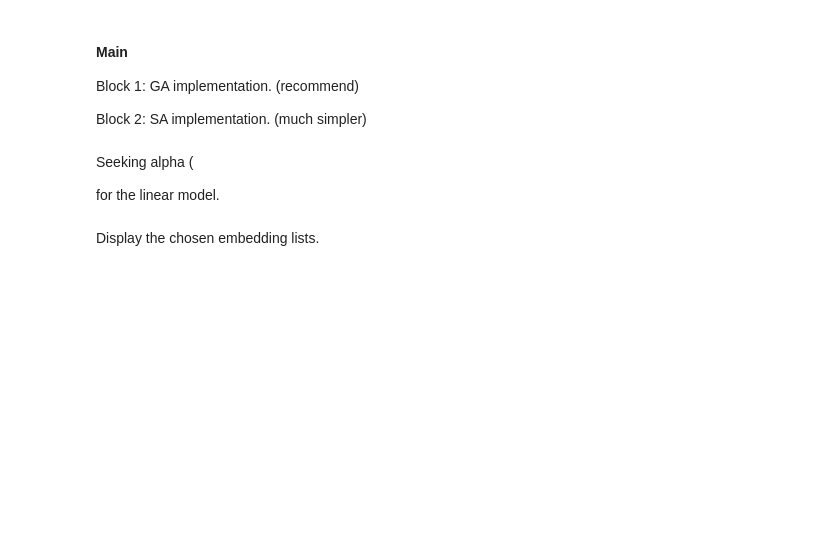
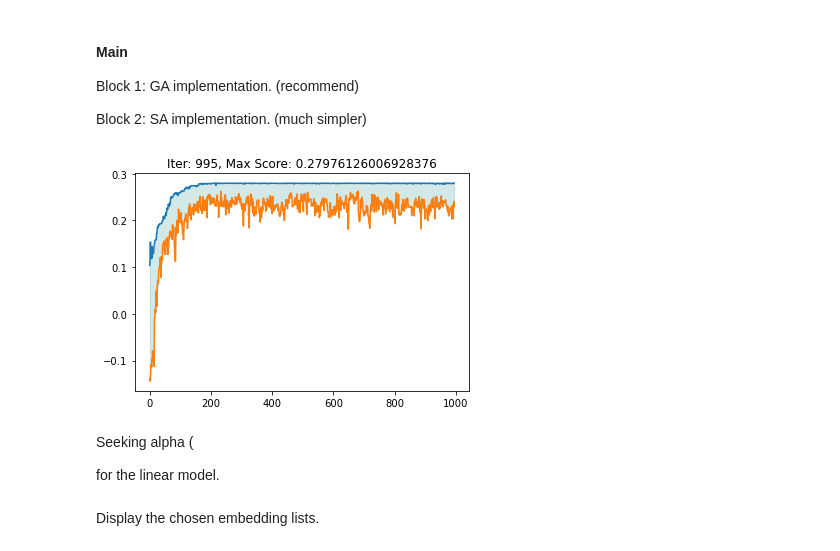
Before and after one commit to wzetto/MATools, a Jupyter notebook: CE_MC/cluster_ce_msad.ipynb, the cells around one changed output. Saved outputs shown, nothing was run; the diff lists cells and outputs as text; code cells hidden in the pictures; blank space fills up the shorter version.

```diff
--- a/CE_MC/cluster_ce_msad.ipynb
+++ b/CE_MC/cluster_ce_msad.ipynb
@@ -1479,7 +1603,7 @@ class genetic:
             #* Extract the weight
             false_ind = np.where(embed_list[i]==0)[0]
             if len(false_ind) >= 1:
-                delete_ind = np.concatenate(self.embed_book[false_ind], axis=0)
+                delete_ind = np.concatenate(self.embed_book[false_ind])
                 weight_n = np.delete(self.weight, delete_ind, axis=1)
                 weight_n_ab = np.delete(self.weight_ab, delete_ind, axis=1)
             else:
@@ -1603,21 +1727,22 @@ class genetic:
         return np.unique(np.array(embed_list), axis=0)
 
 #* Load correlation functions
-weight_pth = './runs/demo/20221216_msadGA/weight_49_raw.npy'
+pth_load = './runs/demo/20230117_basis_cluster/'
+weight_pth = pth_load+'weight_49_sym.npy'
 weight_list = np.load(weight_pth)
-weight_pth_ab = './runs/demo/20221216_msadGA/weight_49_raw_abnormal.npy'
+weight_pth_ab = pth_load+'weight_49_raw_abnormal_sym.npy'
 weight_list_ab = np.load(weight_pth_ab)
 #* Standarize features
 weight_list_all = np.concatenate([weight_list, weight_list_ab], axis=0)
 
 #* Load MSAD lists
-msad_pth = './runs/demo/20221216_msadGA/msad_list.npy'
+msad_pth = pth_load+'msad_list.npy'
 msad_list = np.load(msad_pth)
-msad_pth_ab = './runs/demo/20221216_msadGA/msad_list_abnormal.npy'
+msad_pth_ab = pth_load+'msad_list_abnormal.npy'
 msad_list_ab = np.load(msad_pth_ab)
 
 #* Load embed book
-embed_pth = './runs/demo/20221216_msadGA/embed_book49.npy'
+embed_pth = pth_load+'embed_book_new.npy'
 embed_book = np.load(embed_pth, allow_pickle=True)
 
 #* Normalization of weight list.
@@ -1644,33 +1769,35 @@ embed_val = np.tile(np.concatenate([np.ones(8), np.zeros(len_cluster-8)]), group
 np.random.shuffle(embed_val)
 embed_val = embed_val.reshape(group_size, len_cluster)
 # embed_val = best_embed_ #* Continue computing.
 
 score_h, score_l = [], []
 count = 0
 
 for i in range(trial_step):
 
     embed_val = np.unique(embed_val, axis=0) #* Remove duplicates.
     embed_val = gen.multi(embed_val, best_embed, count, re_time=re_time_multi) #* Multiplication
     embed_val = gen.mut(embed_val) #* Mutation
     embed_val, max_score, min_score, top_embed, top_score = gen.fitness(embed_val) #* Natural Selection
 
     #* Updating the embed list with best performance.
     if top_score > np.max(best_score):
         best_embed[count%len_chosenindividual] = top_embed
         best_score[count%len_chosenindividual] = top_score
         count += 1
 
     clear_output(True)
     score_h.append(max_score)
     score_l.append(min_score)
     if i%5 == 0:
         x_axis = np.linspace(0, len(score_h)-1, len(score_h))
         plt.plot(x_axis, score_h)
         plt.plot(x_axis, score_l)
         plt.title(f'Iter: {i}, Max Score: {np.max(score_h)}')
         plt.fill_between(x_axis, score_l, score_h, alpha=0.2, color=cm.viridis(0.5))
         plt.show()
+# %% [output]
+[figure, added]
 # %% [markdown]
 Seeking alpha (
 
```
Also changed, not shown: parts of 16 cells of this notebook, 26 other files.
